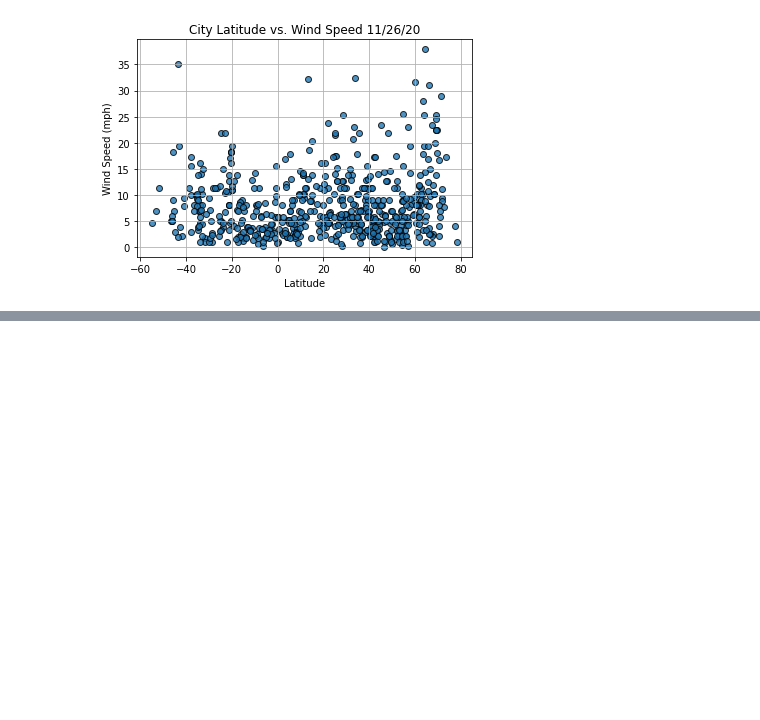
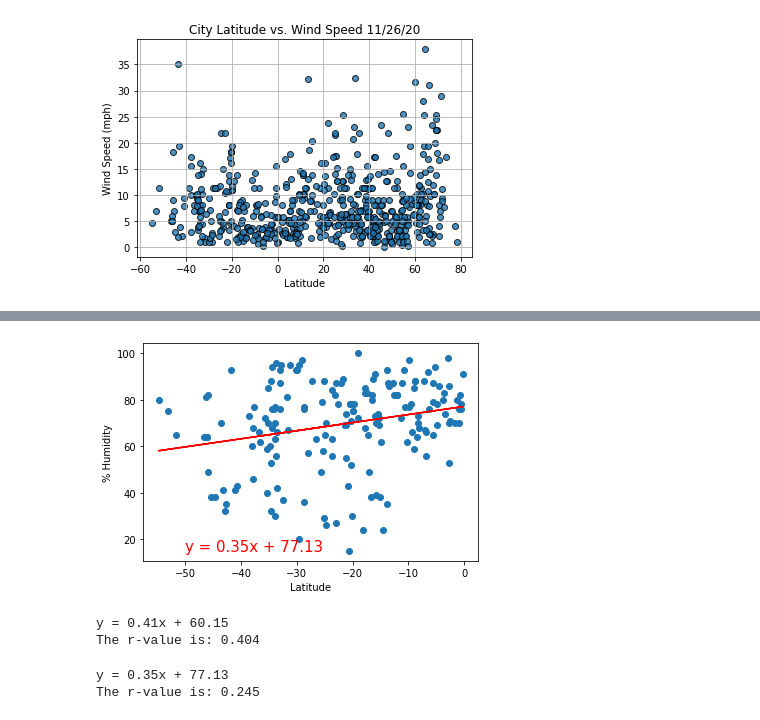
Before and after one commit to olalekanagbaje/World_Weather_Analysis, a Jupyter notebook: WeatherPy.ipynb, the cells around one changed output, grey strips where cells are left out. Drawn from its saved outputs; the diff is of its cells as text; code cells hidden in the pictures; blank space fills up the shorter version.

```diff
--- a/WeatherPy.ipynb
+++ b/WeatherPy.ipynb
@@ -244,0 +358,30 @@ plt.show()
+# %%
+# Linear regression on the Southern Hemisphere
+x_values = southern_hemi_df["Lat"]
+y_values = southern_hemi_df["Humidity"]
+# Call the function.
+plot_linear_regression(x_values, y_values,
+                       'Linear Regression on the Southern Hemisphere \
+                        for % Humidity', '% Humidity',(-50,15))
+# %% [output]
+[figure, added]
+# %%
+# Perform linear regression.Get r_value for the northern hemisphere - Humidity
+(slope, intercept, r_value, p_value, std_err) = linregress(northern_hemi_df["Lat"], northern_hemi_df["Humidity"])
+# Get the equation of the line.
+line_eq = "y = " + str(round(slope,2)) + "x + " + str(round(intercept,2))
+print(line_eq)
+print(f"The r-value is: {r_value:.3f}")
+# %% [output]
+y = 0.41x + 60.15
+The r-value is: 0.404
+# %%
+# Perform linear regression.Get r_value for the southern hemisphere - Humidity
+(slope, intercept, r_value, p_value, std_err) = linregress(southern_hemi_df["Lat"], southern_hemi_df["Humidity"])
+# Get the equation of the line.
+line_eq = "y = " + str(round(slope,2)) + "x + " + str(round(intercept,2))
+print(line_eq)
+print(f"The r-value is: {r_value:.3f}")
+# %% [output]
+y = 0.35x + 77.13
+The r-value is: 0.245
```
Also changed, not shown: parts of 18 cells of this notebook.
